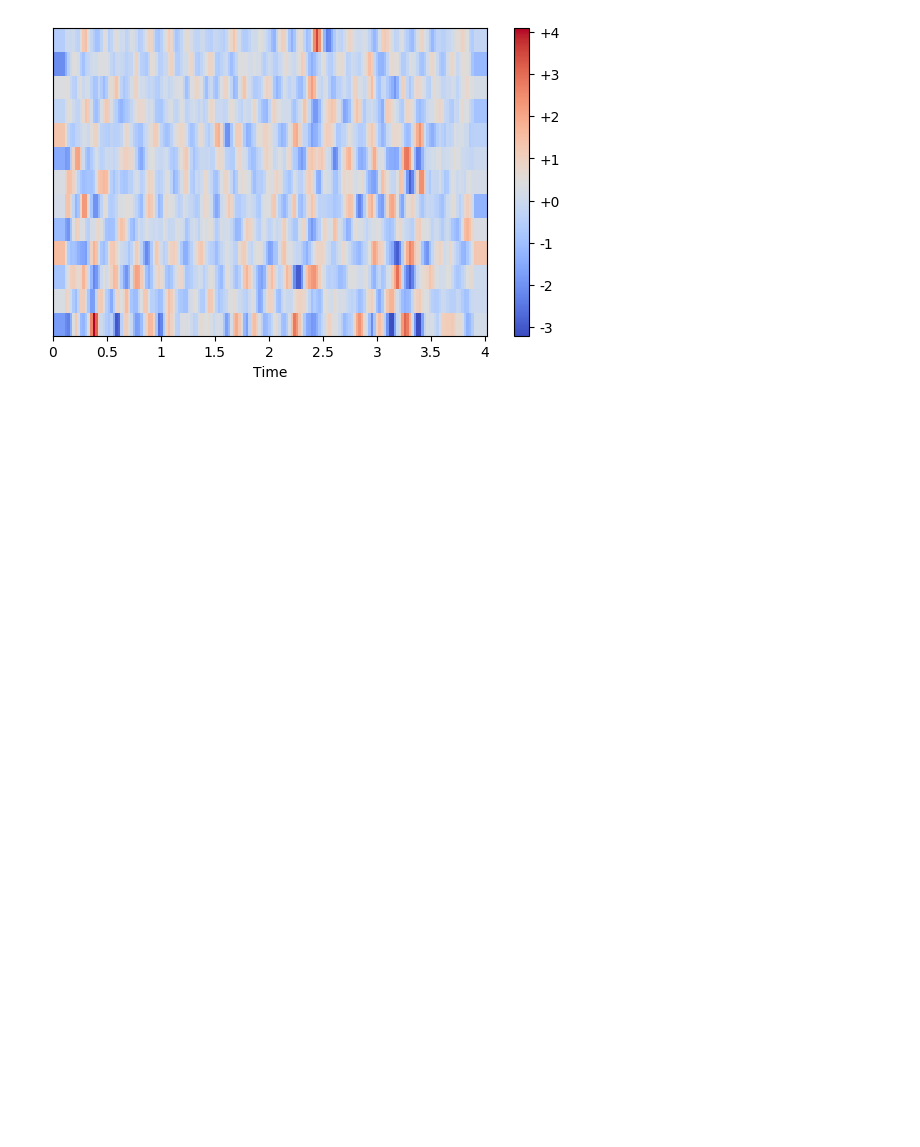
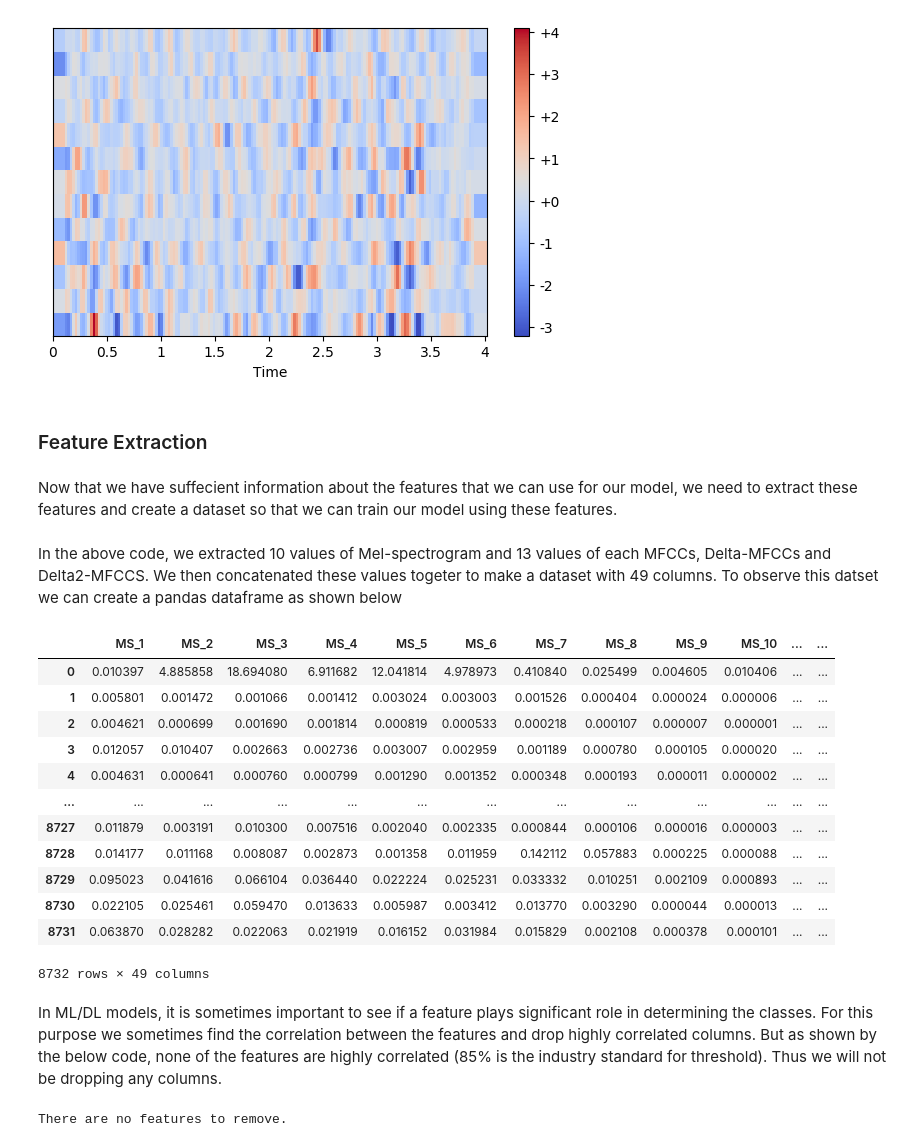
Before and after one commit to AbdullahTabassam/Sounds-Classifier, a Jupyter notebook: Notebooks/Sound Classification.ipynb, the cells around one changed output. Saved outputs shown, nothing was run; the diff lists cells and outputs as text; code cells hidden in the pictures; blank space fills up the shorter version.

```diff
--- a/Notebooks/Sound Classification.ipynb
+++ b/Notebooks/Sound Classification.ipynb
@@ -287,3 +287,7 @@ plt.colorbar(format="%+2.f")
 plt.show()
 # %% [output]
 [figure]
+# %% [markdown]
+### Feature Extraction
+# %% [markdown]
+Now that we have suffecient information about the features that we can use for our model, we need to extract these features and create a dataset so that we can train our model using these features.
@@ -289,0 +343,45 @@ plt.show()
+# %% [markdown]
+In the above code, we extracted 10 values of Mel-spectrogram and 13 values of each MFCCs, Delta-MFCCs and Delta2-MFCCS. We then concatenated these values togeter to make a dataset with 49 columns. To observe this datset we can create a pandas dataframe as shown below
+# %%
+ms = ["MS_" + str(i) for i in range(1,11)]
+m = ["M_" + str(i) for i in range(1,14)]
+dm = ["DM_" + str(i) for i in range(1,14)]
+d2m = ["D2M_" + str(i) for i in range(1,14)]
+col= ms+m+dm+d2m
+Features=pd.DataFrame(concat_list,columns=col)
+Features
+# %% [output]
+|  | MS_1 | MS_2 | MS_3 | MS_4 | MS_5 | MS_6 | MS_7 | MS_8 | MS_9 | MS_10 | ... | ... |
+| 0 | 0.010397 | 4.885858 | 18.694080 | 6.911682 | 12.041814 | 4.978973 | 0.410840 | 0.025499 | 0.004605 | 0.010406 | ... | ... |
+| 1 | 0.005801 | 0.001472 | 0.001066 | 0.001412 | 0.003024 | 0.003003 | 0.001526 | 0.000404 | 0.000024 | 0.000006 | ... | ... |
+| 2 | 0.004621 | 0.000699 | 0.001690 | 0.001814 | 0.000819 | 0.000533 | 0.000218 | 0.000107 | 0.000007 | 0.000001 | ... | ... |
+| 3 | 0.012057 | 0.010407 | 0.002663 | 0.002736 | 0.003007 | 0.002959 | 0.001189 | 0.000780 | 0.000105 | 0.000020 | ... | ... |
+| 4 | 0.004631 | 0.000641 | 0.000760 | 0.000799 | 0.001290 | 0.001352 | 0.000348 | 0.000193 | 0.000011 | 0.000002 | ... | ... |
+| ... | ... | ... | ... | ... | ... | ... | ... | ... | ... | ... | ... | ... |
+| 8727 | 0.011879 | 0.003191 | 0.010300 | 0.007516 | 0.002040 | 0.002335 | 0.000844 | 0.000106 | 0.000016 | 0.000003 | ... | ... |
+| 8728 | 0.014177 | 0.011168 | 0.008087 | 0.002873 | 0.001358 | 0.011959 | 0.142112 | 0.057883 | 0.000225 | 0.000088 | ... | ... |
+| 8729 | 0.095023 | 0.041616 | 0.066104 | 0.036440 | 0.022224 | 0.025231 | 0.033332 | 0.010251 | 0.002109 | 0.000893 | ... | ... |
+| 8730 | 0.022105 | 0.025461 | 0.059470 | 0.013633 | 0.005987 | 0.003412 | 0.013770 | 0.003290 | 0.000044 | 0.000013 | ... | ... |
+| 8731 | 0.063870 | 0.028282 | 0.022063 | 0.021919 | 0.016152 | 0.031984 | 0.015829 | 0.002108 | 0.000378 | 0.000101 | ... | ... |
+8732 rows × 49 columns
+# %% [markdown]
+In ML/DL models, it is sometimes important to see if a feature plays significant role in determining the classes. For this purpose we sometimes find the correlation between the features and drop highly correlated columns. But as shown by the below code, none of the features are highly correlated (85% is the industry standard for threshold). Thus we will not be dropping any columns.
+# %%
+def correlation(dataset, threshold):
+    col_corr = set()  # Set of all the names of correlated columns
+    corr_matrix = dataset.corr()
+    for i in range(len(corr_matrix.columns)):
+        for j in range(i):
+            if (corr_matrix.iloc[i, j]) > threshold: # we are interested in absolute coeff value
+                colname = corr_matrix.columns[i]     # getting the name of column
+                col_corr.add(colname)
+    return col_corr
+
+threshold=.85   # try 0.85 . 0.90 and 0.95 to see the number of features to be removed
+corr_features = correlation(Features, threshold)
+if (len(corr_features)) < 1:
+       print('There are no features to remove.')
+else:
+    print(len(set(corr_features)),'features to remove are:',corr_features)
+# %% [output]
+There are no features to remove.
```
Also changed, not shown: parts of 62 cells of this notebook.
